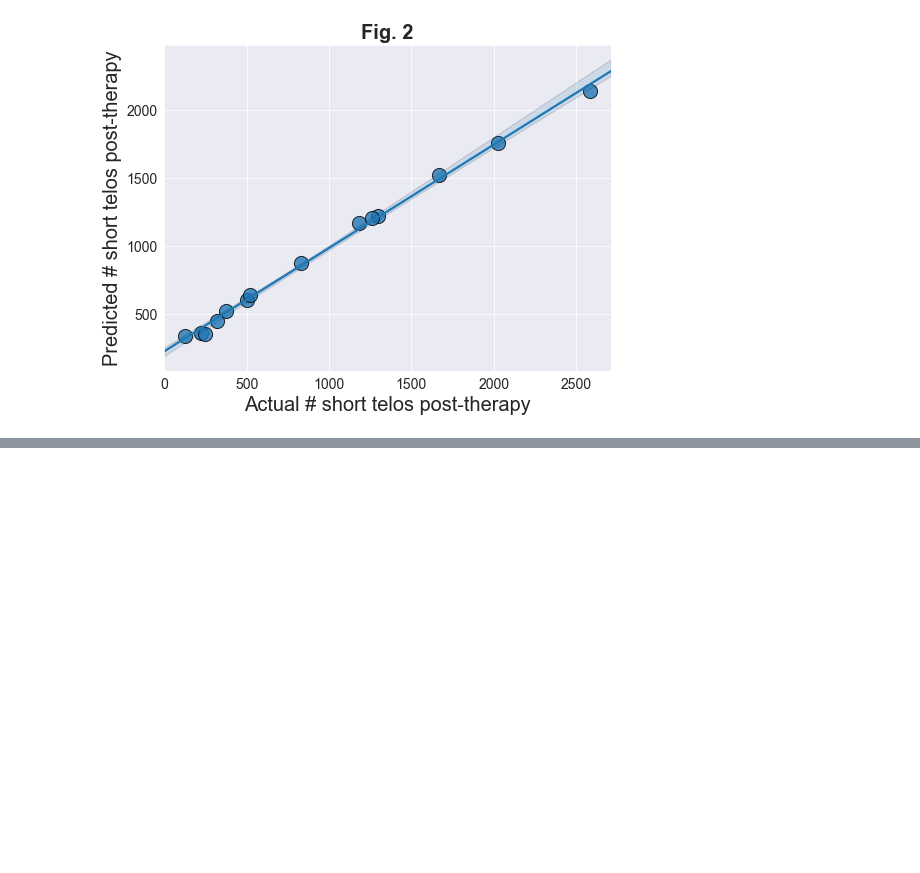
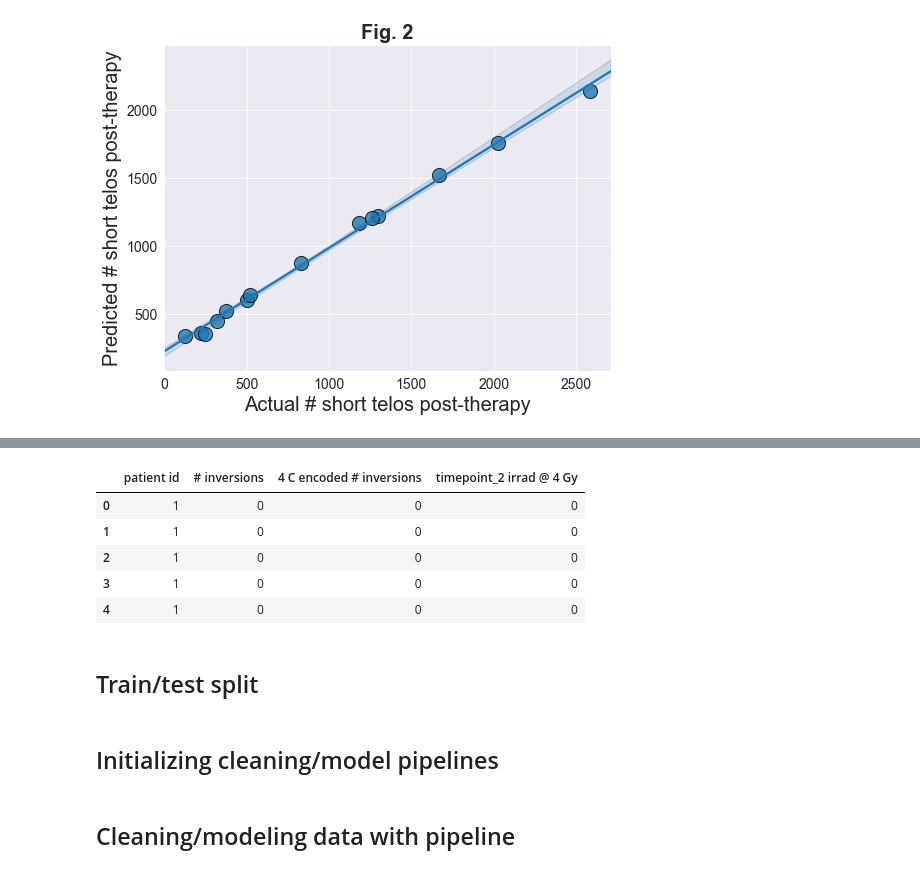
Before and after one commit to Jared-Luxton/radiation-therapy-machine-learning, a Jupyter notebook: workflow & notebooks/03a Radiation Sensitivity of Patients Data Machine Learning.ipynb, the cells around one changed output, grey strips where cells are left out. Drawn from its saved outputs; the diff is of its cells as text; code cells hidden in the pictures; blank space fills up the shorter version.

```diff
--- a/workflow & notebooks/03a Radiation Sensitivity of Patients Data Machine Learning.ipynb
+++ b/workflow & notebooks/03a Radiation Sensitivity of Patients Data Machine Learning.ipynb
@@ -502,0 +545,15 @@ plt.savefig('predicting # short telos 3 months post.png')
+# %%
+general_chr_cleaner = Pipeline([('cleaner', trp.general_chr_aberr_cleaner()),
+                                ('make features', trp.make_features(combine_inversions=False)),
+                                ('make target merge', trp.make_target_merge(feature='# inversions',))
+                               ])
+
+chr_data = general_chr_cleaner.fit_transform(all_chr_aberr_df)
+chr_data.head()
+# %% [output]
+|  | patient id | # inversions | 4 C encoded # inversions | timepoint_2 irrad @ 4 Gy |
+| 0 | 1 | 0 | 0 | 0 |
+| 1 | 1 | 0 | 0 | 0 |
+| 2 | 1 | 0 | 0 | 0 |
+| 3 | 1 | 0 | 0 | 0 |
+| 4 | 1 | 0 | 0 | 0 |
@@ -502,0 +566,2 @@ plt.savefig('predicting # short telos 3 months post.png')
+# %% [markdown]
+## Train/test split
@@ -502,0 +578,2 @@ plt.savefig('predicting # short telos 3 months post.png')
+# %% [markdown]
+## Initializing cleaning/model pipelines
@@ -502,0 +598,2 @@ plt.savefig('predicting # short telos 3 months post.png')
+# %% [markdown]
+## Cleaning/modeling data with pipeline
```
Also changed, not shown: parts of 18 cells of this notebook, 1 other file.
